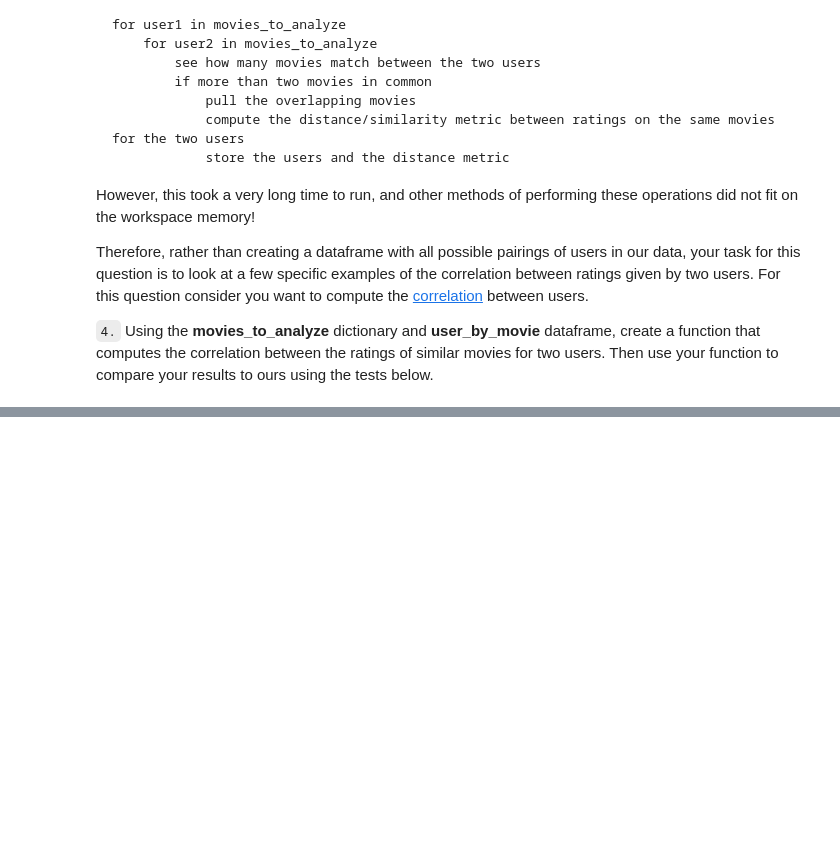
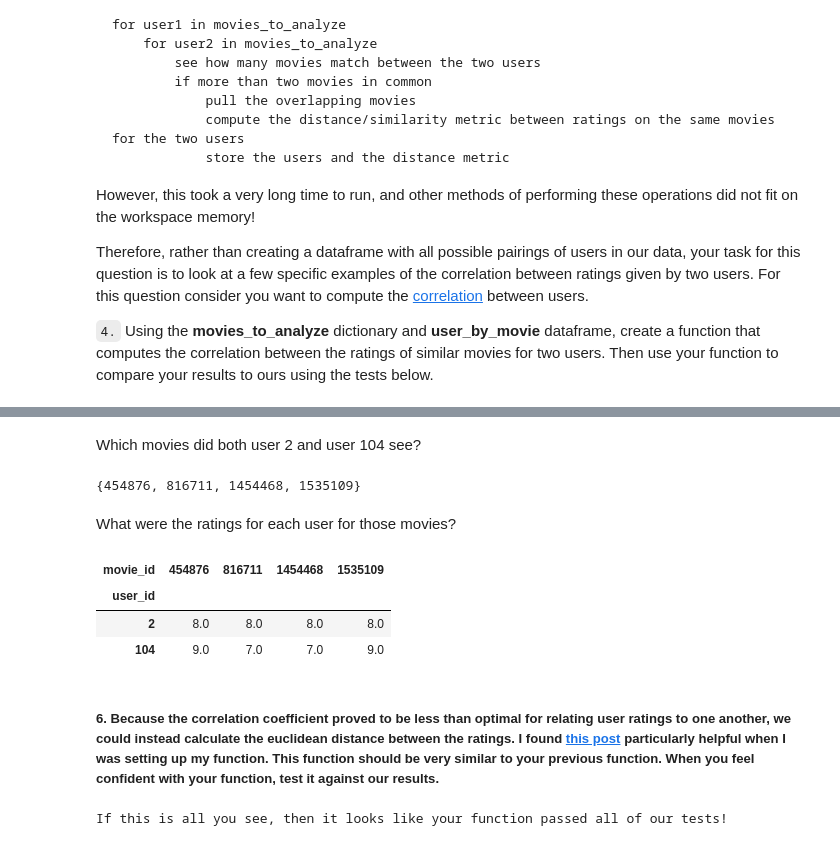
Before and after one commit to ChristopherDaigle/udacity_nano_ds, a Jupyter notebook: main_lessons/04_exp_des_recc/lesson_06-reccomendation_engines.ipynb, the cells around one changed output, grey strips where cells are left out. Drawn from its saved outputs; the diff is of its cells as text; code cells hidden in the pictures; blank space fills up the shorter version.

Commit message:
feat: complete eucldian distance and pearson correlation recommendation

```diff
--- a/main_lessons/04_exp_des_recc/lesson_06-reccomendation_engines.ipynb
+++ b/main_lessons/04_exp_des_recc/lesson_06-reccomendation_engines.ipynb
@@ -1100,0 +1192,17 @@ Therefore, rather than creating a dataframe with all possible pairings of users
+# %% [markdown]
+Which movies did both user 2 and user 104 see?
+# %%
+set(movies_to_analyze[2]).intersection(set(movies_to_analyze[104]))
+# %% [output]
+{454876, 816711, 1454468, 1535109}
+# %% [markdown]
+What were the ratings for each user for those movies?
+# %%
+user_by_movie.loc[(2, 104), np.intersect1d(movies_to_analyze[2], movies_to_analyze[104], assume_unique=True)]
+# %% [output]
+| movie_id | 454876 | 816711 | 1454468 | 1535109 |
+| user_id |  |  |  |  |
+| 2 | 8.0 | 8.0 | 8.0 | 8.0 |
+| 104 | 9.0 | 7.0 | 7.0 | 9.0 |
+# %% [markdown]
+##### 6. Because the correlation coefficient proved to be less than optimal for relating user ratings to one another, we could instead calculate the euclidean distance between the ratings.  I found [this post](https://stackoverflow.com/questions/1401712/how-can-the-euclidean-distance-be-calculated-with-numpy) particularly helpful when I was setting up my function.  This function should be very similar to your previous function.  When you feel confident with your function, test it against our results.
@@ -1100,0 +1235,9 @@ Therefore, rather than creating a dataframe with all possible pairings of users
+# %%
+# Test your function against the solution
+assert compute_euclidean_dist(2,2) == df_dists.query("user1 == 2 and user2 == 2")['eucl_dist'][0], "Oops!  The distance between a user and itself should be 0.0."
+assert round(compute_euclidean_dist(2,66), 2) == round(df_dists.query("user1 == 2 and user2 == 66")['eucl_dist'][1], 2), "Oops!  The distance between user 2 and 66 should be about 2.24."
+assert np.isnan(compute_euclidean_dist(2,104)) == np.isnan(df_dists.query("user1 == 2 and user2 == 104")['eucl_dist'][4]), "Oops!  The distance between user 2 and 104 should be 2."
+
+print("If this is all you see, then it looks like your function passed all of our tests!")
+# %% [output]
+If this is all you see, then it looks like your function passed all of our tests!
```
Also changed, not shown: parts of 23 cells of this notebook.
